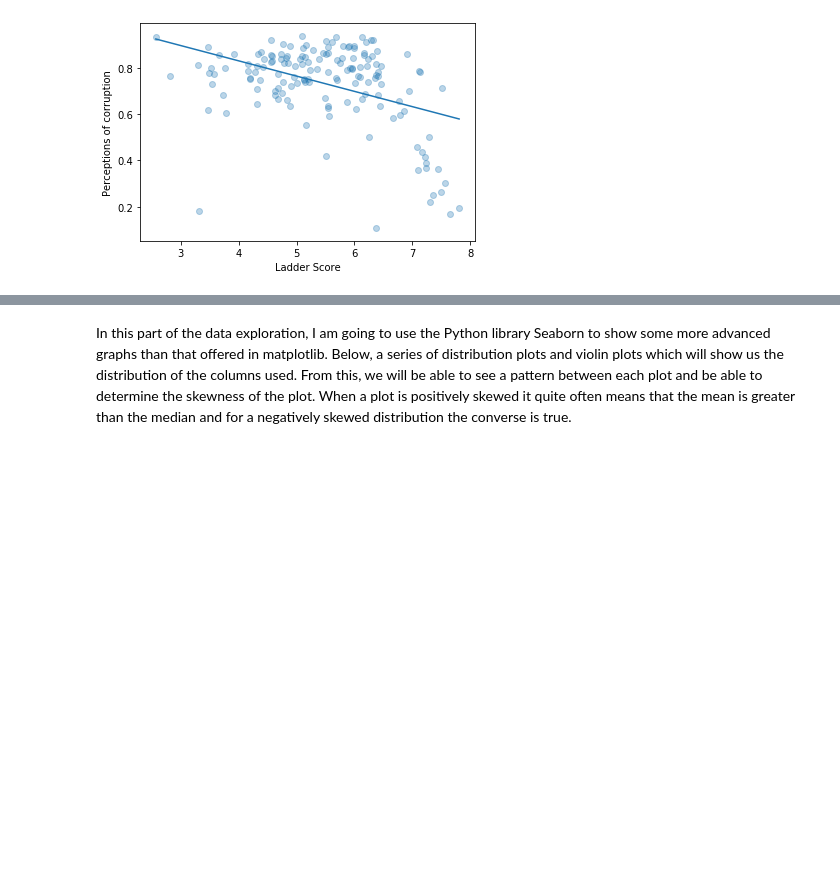
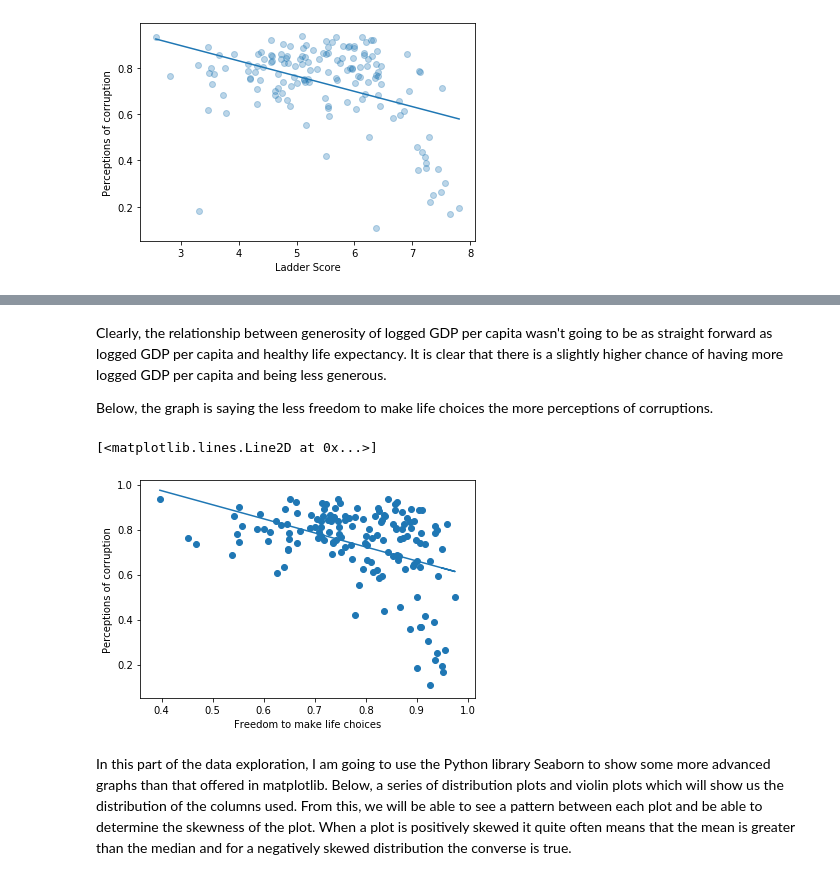
Before and after one commit to ax18031/ax18031_EMATM0048, a Jupyter notebook: Part3_folder/PART3.ipynb, the cells around one changed output, grey strips where cells are left out. Cells and saved outputs as stored; diff of their text form; code cells hidden in the pictures; blank space fills up the shorter version.

```diff
--- a/Part3_folder/PART3.ipynb
+++ b/Part3_folder/PART3.ipynb
@@ -419,3 +444,18 @@ print(m)
+# %% [markdown]
+Clearly, the relationship between generosity of logged GDP per capita wasn't going to be as straight forward as logged GDP per capita and healthy life expectancy. It is clear that there is a slightly higher chance of having more logged GDP per capita and being less generous.
+
+Below, the graph is saying the less freedom to make life choices the more perceptions of corruptions.
+# %%
+x = df['Freedom to make life choices']
+y = df['Perceptions of corruption']
+plt.xlabel('Freedom to make life choices')
+plt.ylabel('Perceptions of corruption')
+plt.scatter(x,y)
+m,b = np.polyfit(x,y,1)
+plt.plot(x, m*x + b)
+# %% [output]
+[<matplotlib.lines.Line2D at 0x...>]
+[figure, added]
 # %% [markdown]
 In this part of the data exploration, I am going to use the Python library Seaborn to show some more advanced graphs than that offered in matplotlib. Below, a series of distribution plots and violin plots which will show us the distribution of the columns used. From this, we will be able to see a pattern between each plot and be able to determine the skewness of the plot. When a plot is positively skewed it quite often means that the mean is greater than the median and for a negatively skewed distribution the converse is true.
 # %%
```
Also changed, not shown: parts of 3 cells of this notebook.
